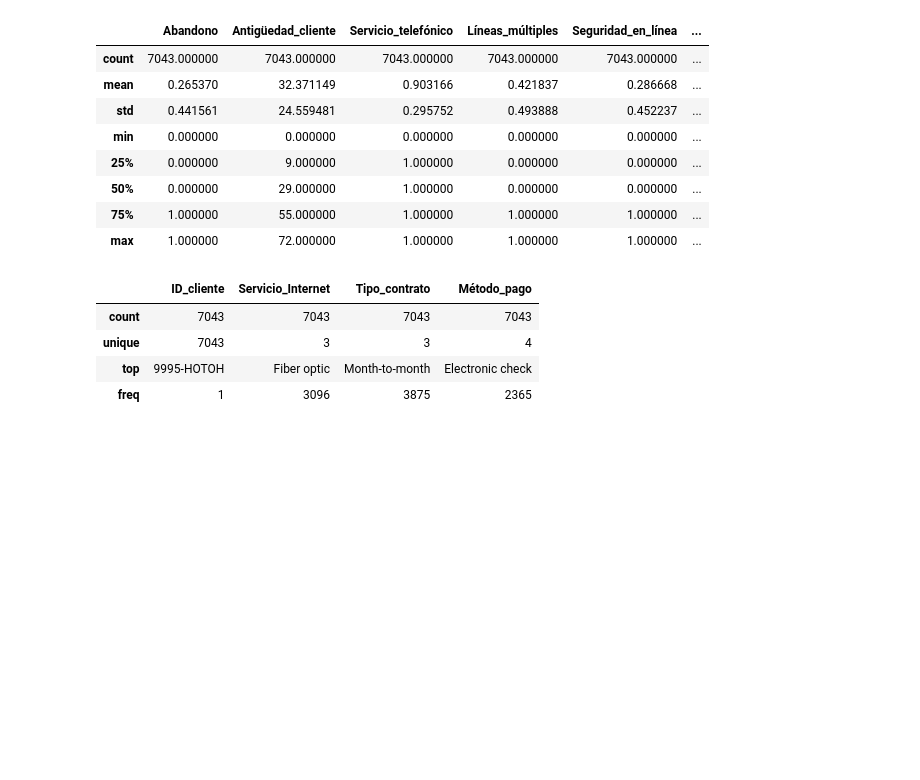
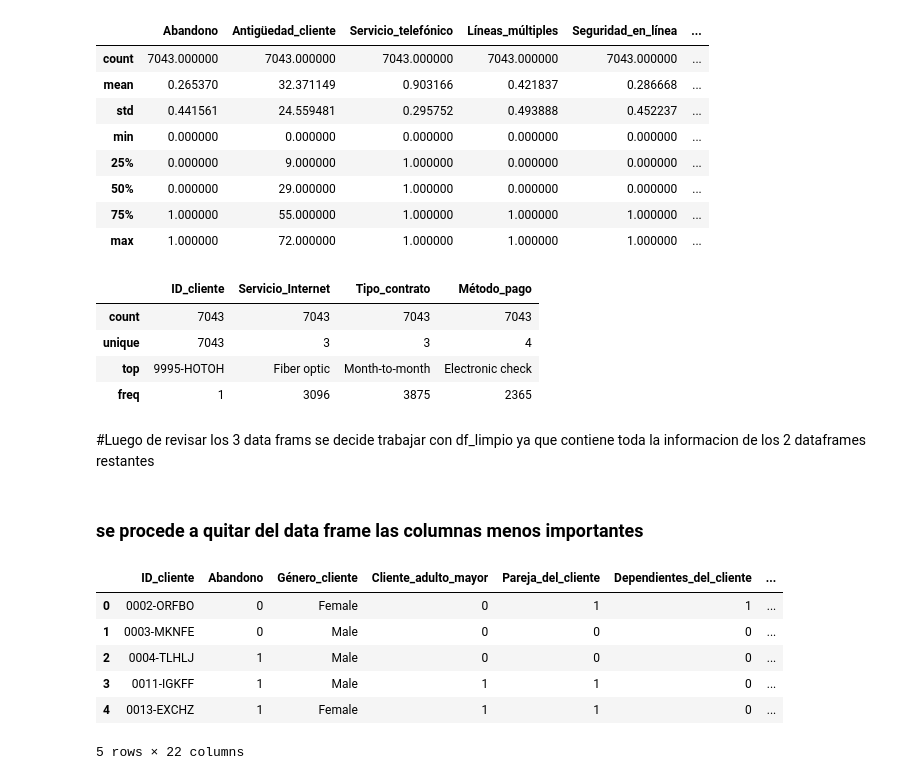
Before and after one commit to Brianbrowncoopman/telecom_X_2, a Jupyter notebook: Telecom_X_2.ipynb, the cells around one changed output. Cells and saved outputs as stored; diff of their text form; code cells hidden in the pictures; blank space fills up the shorter version.

```diff
--- a/Telecom_X_2.ipynb
+++ b/Telecom_X_2.ipynb
@@ -179,3 +185,17 @@ datos_2.describe(include='O')
 | unique | 7043 | 3 | 3 | 4 |
 | top | 9995-HOTOH | Fiber optic | Month-to-month | Electronic check |
 | freq | 1 | 3096 | 3875 | 2365 |
+# %% [markdown]
+#Luego de revisar los 3 data frams se decide trabajar con df_limpio ya que contiene toda la informacion de los 2 dataframes restantes
+# %% [markdown]
+### se procede a quitar del data frame las columnas menos importantes
+# %%
+datos.head()
+# %% [output]
+|  | ID_cliente | Abandono | Género_cliente | Cliente_adulto_mayor | Pareja_del_cliente | Dependientes_del_cliente | ... |
+| 0 | 0002-ORFBO | 0 | Female | 0 | 1 | 1 | ... |
+| 1 | 0003-MKNFE | 0 | Male | 0 | 0 | 0 | ... |
+| 2 | 0004-TLHLJ | 1 | Male | 0 | 0 | 0 | ... |
+| 3 | 0011-IGKFF | 1 | Male | 1 | 1 | 0 | ... |
+| 4 | 0013-EXCHZ | 1 | Female | 1 | 1 | 0 | ... |
+5 rows × 22 columns
```
Also changed, not shown: parts of 16 cells of this notebook.
